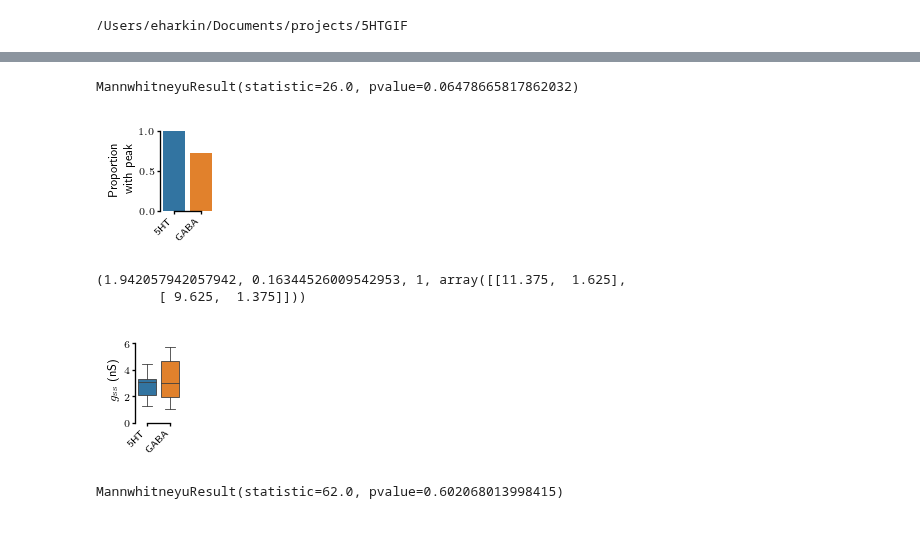
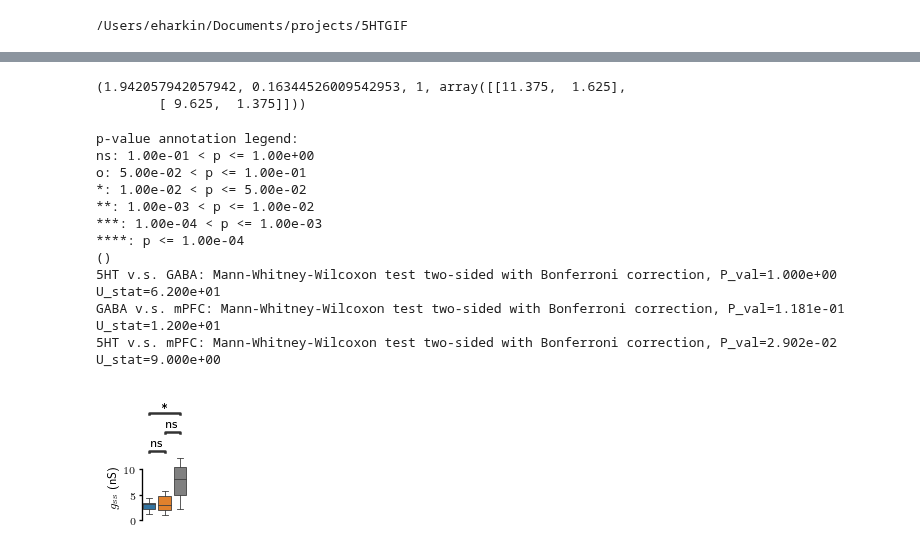
Before and after one commit to nauralcodinglab/raphegif, a Jupyter notebook: figs/scripts/writeup/wc_current_parameter_comparison.ipynb, the cells around one changed output, grey strips where cells are left out. Cells and saved outputs as stored; diff of their text form; code cells hidden in the pictures.

```diff
--- a/figs/scripts/writeup/wc_current_parameter_comparison.ipynb
+++ b/figs/scripts/writeup/wc_current_parameter_comparison.ipynb
@@ -20,7 +24,7 @@ plt.style.use(os.path.join(NOTEBOOK_PATH, 'publication_figure_style.dms'))
 # %%
 data = {
     celltype: pd.read_csv(os.path.join('data', 'processed', celltype, 'transient_current_parameters.csv'))
-    for celltype in ['5HT', 'GABA']
+    for celltype in ['5HT', 'GABA', 'mPFC']
 }
 for celltype in data:
     data[celltype]['cell_type'] = celltype
@@ -132,27 +227,3 @@ if IMG_PATH is not None:
-# %%
-stats.mannwhitneyu(
-    stripNan(param_df.loc[param_df['cell_type'] == '5HT', 'inactivation_taus']),
-    stripNan(param_df.loc[param_df['cell_type'] == 'GABA', 'inactivation_taus']),
-    alternative='two-sided'
-)
-# %% [output]
-MannwhitneyuResult(statistic=26.0, pvalue=0.06478665817862032)
-# %%
-plt.figure(figsize=(1, 1))
-
-plt.subplot(111)
-plt.subplots_adjust(left=0.5, right=0.95, top=0.95, bottom=0.25)
-sns.barplot('cell_type', 'peak_exists', data=param_df, ci=None)
-plt.xlabel('')
-plt.ylabel('Proportion\nwith peak')
-plt.xticks(rotation=45, ha='right')
-pltools.hide_border('tr', trim=True)
-
-if IMG_PATH is not None:
-    plt.savefig(os.path.join(IMG_PATH, 'peak_proportion_comparison.png'))
-    plt.savefig(os.path.join(IMG_PATH, 'peak_proportion_comparison.svg'))
-# %% [output]
-[figure, removed]
 # %%
 contingency = [
     [sum(param_df.loc[param_df['cell_type'] == '5HT', 'peak_exists']),
@@ -167,25 +238,46 @@ stats.chi2_contingency(contingency)
 # %%
 plt.figure(figsize=figsize)
 
 plt.subplot(111)
-plt.subplots_adjust(left=0.4, right=0.95, top=0.97, bottom=0.25)
-plt.ylim(0, 6.5)
-sns.boxplot('cell_type', 'steady_state_conductance', data=param_df)
+plt.subplots_adjust(left=0.4, right=0.95, top=0.6, bottom=0.05)
+plt.ylim(0, 13)
+ax = sns.boxplot(
+    'cell_type',
+    'steady_state_conductance',
+    order=['5HT', 'GABA', 'mPFC'],
+    palette=[colors['ser'], colors['som'], colors['pyr']],
+    data=param_df
+)
 plt.xlabel('')
 plt.ylabel(r'$g_\mathrm{ss}$ (nS)')
-plt.xticks(rotation=45, ha='right')
-pltools.hide_border('tr', trim=True)
+add_stat_annotation(
+    ax=ax,
+    x='cell_type',
+    y='steady_state_conductance',
+    order=['5HT', 'GABA', 'mPFC'],
+    data=param_df.loc[np.isfinite(param_df['steady_state_conductance']), :],
+    comparisons_correction='bonferroni',
+    test='Mann-Whitney',
+    box_pairs=[('5HT', 'GABA'), ('5HT', 'mPFC'), ('GABA', 'mPFC')],
+    pvalue_thresholds=pvalue_thresholds,
+    loc='outside'
+)
+plt.xticks([])
+pltools.hide_border('trb', trim=True)
 
 if IMG_PATH is not None:
     plt.savefig(os.path.join(IMG_PATH, 'steady_state_comparison.png'))
     plt.savefig(os.path.join(IMG_PATH, 'steady_state_comparison.svg'))
 # %% [output]
+p-value annotation legend:
+ns: 1.00e-01 < p <= 1.00e+00
+o: 5.00e-02 < p <= 1.00e-01
+*: 1.00e-02 < p <= 5.00e-02
+**: 1.00e-03 < p <= 1.00e-02
+***: 1.00e-04 < p <= 1.00e-03
+****: p <= 1.00e-04
+()
+5HT v.s. GABA: Mann-Whitney-Wilcoxon test two-sided with Bonferroni correction, P_val=1.000e+00 U_stat=6.200e+01
+GABA v.s. mPFC: Mann-Whitney-Wilcoxon test two-sided with Bonferroni correction, P_val=1.181e-01 U_stat=1.200e+01
+5HT v.s. mPFC: Mann-Whitney-Wilcoxon test two-sided with Bonferroni correction, P_val=2.902e-02 U_stat=9.000e+00
-[figure, old version]
+[figure, new version]
-# %%
-stats.mannwhitneyu(
-    stripNan(param_df.loc[param_df['cell_type'] == '5HT', 'steady_state_conductance']),
-    stripNan(param_df.loc[param_df['cell_type'] == 'GABA', 'steady_state_conductance']),
-    alternative='two-sided'
-)
-# %% [output]
-MannwhitneyuResult(statistic=62.0, pvalue=0.602068013998415)
```
Also changed, not shown: parts of 12 cells of this notebook.
